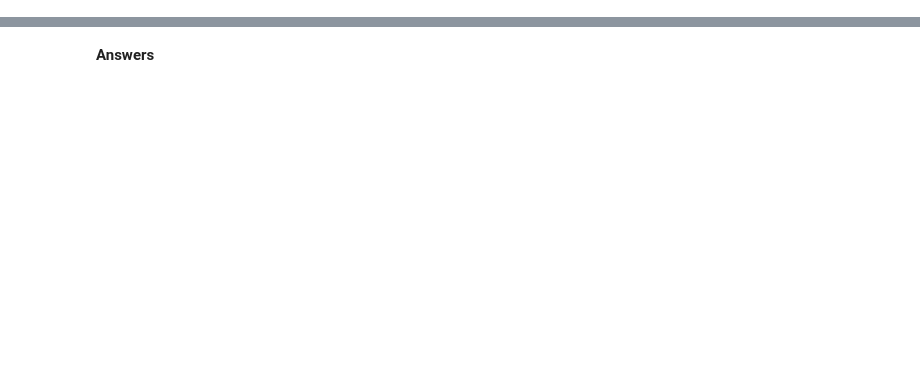
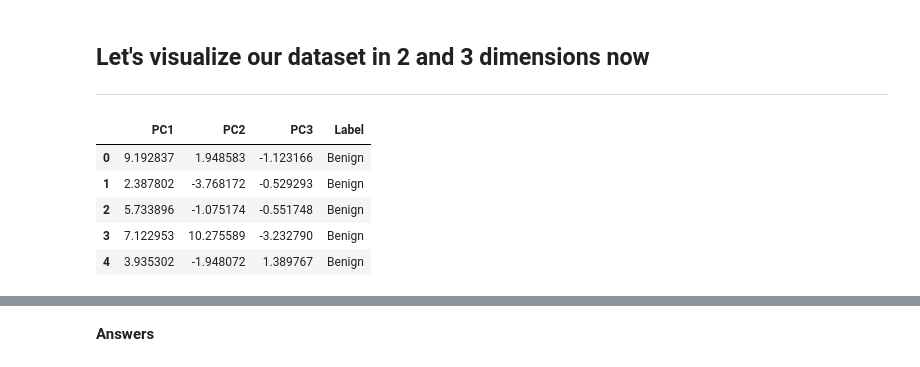
Before and after one commit to sreeja-01p/FMML, a Jupyter notebook: Appreciating_Interpreting_Visualizing_Data.ipynb, the cells around one changed output, grey strips where cells are left out. Drawn from its saved outputs; the diff is of its cells as text; code cells hidden in the pictures; blank space fills up the shorter version.

```diff
--- a/Appreciating_Interpreting_Visualizing_Data.ipynb
+++ b/Appreciating_Interpreting_Visualizing_Data.ipynb
@@ -181,0 +220,8 @@ sns.jointplot(x=pd.to_numeric(X[feature]), y = y, kind="reg", color = 'purple')
+# %%
+matrix_w = np.hstack((eig_pairs[0][1].reshape(30,1),
+                      eig_pairs[1][1].reshape(30,1),
+                      eig_pairs[2][1].reshape(30,1)))
+
+Y = X_std.dot(matrix_w)
+
+print(Y)
@@ -181,0 +255,30 @@ sns.jointplot(x=pd.to_numeric(X[feature]), y = y, kind="reg", color = 'purple')
+# %% [markdown]
+## Let's visualize our dataset in 2 and 3 dimensions now
+
+---
+# %%
+final_df = pd.DataFrame(columns=["PC1", "PC2", "PC3", "Label"])
+
+for i in range(len(Y)):
+
+    dicti = dict()
+
+    dicti["PC1"] = Y[i, 0]
+    dicti["PC2"] = Y[i, 1]
+    dicti["PC3"] = Y[i, 2]
+    if (int(breast_labels[i][0]) == 0):
+      dicti["Label"] = "Benign"
+    else:
+      dicti["Label"] = "Malignant"
+
+    final_df = pd.concat([final_df, pd.DataFrame([dicti])], ignore_index=True)
+
+
+final_df.head()
+# %% [output]
+|  | PC1 | PC2 | PC3 | Label |
+| 0 | 9.192837 | 1.948583 | -1.123166 | Benign |
+| 1 | 2.387802 | -3.768172 | -0.529293 | Benign |
+| 2 | 5.733896 | -1.075174 | -0.551748 | Benign |
+| 3 | 7.122953 | 10.275589 | -3.232790 | Benign |
+| 4 | 3.935302 | -1.948072 | 1.389767 | Benign |
```
Also changed, not shown: parts of 86 cells of this notebook.
